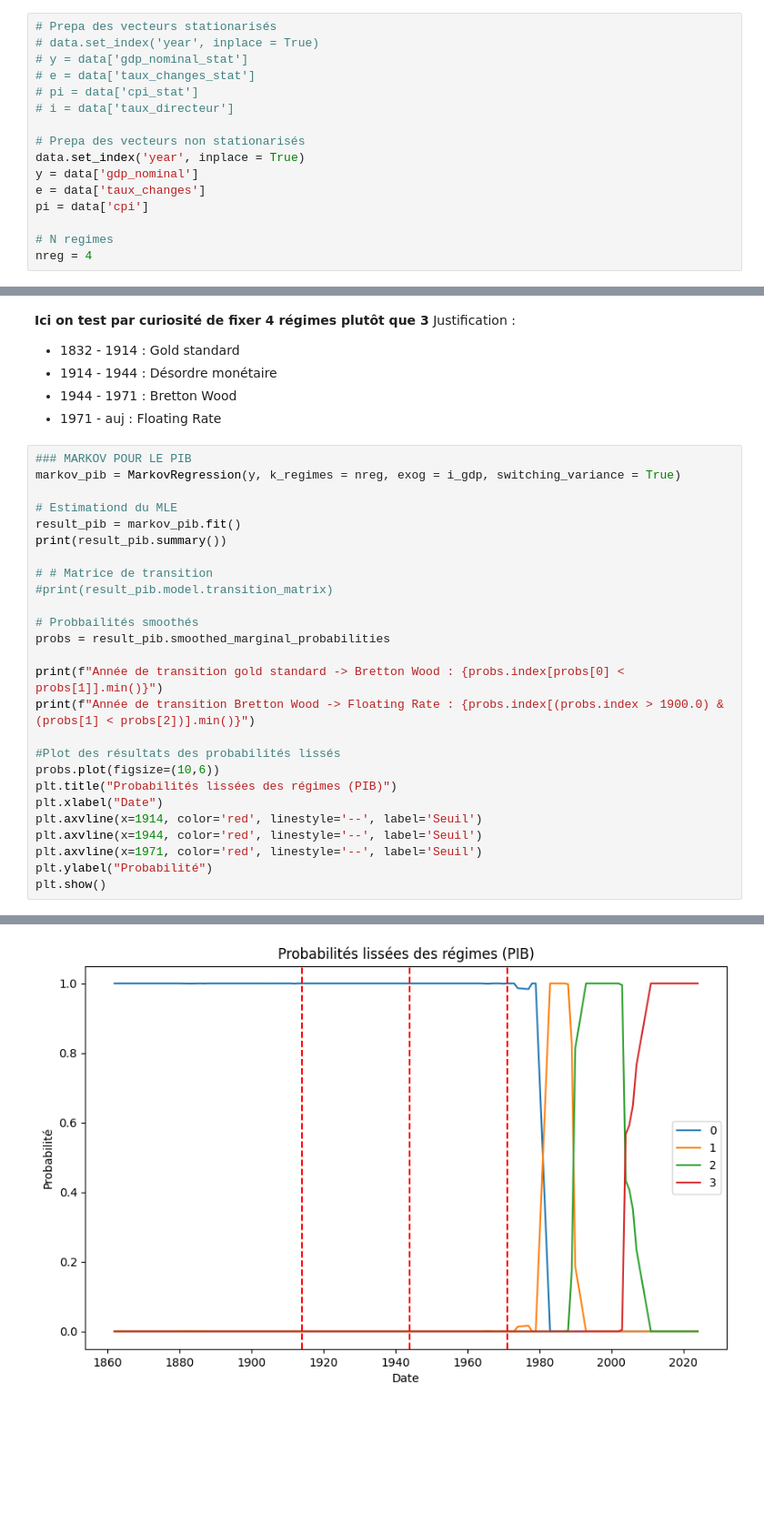
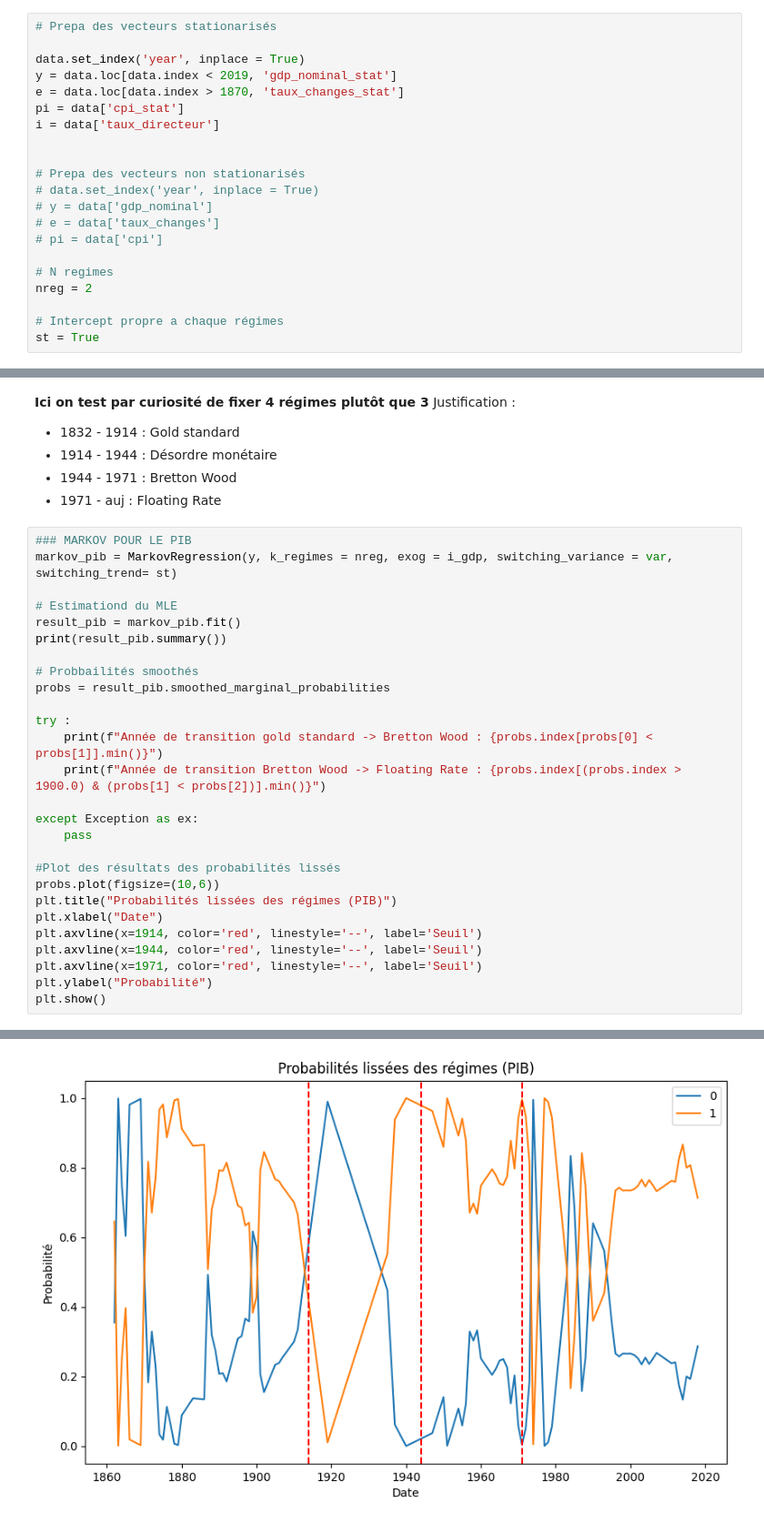
Before and after one commit to TimmGRT/Monetary-Policy-UK-1870-2025, a Jupyter notebook: CODE_ZONE/timeo_code/timeo_code_markov.ipynb, the cells around one changed output, grey strips where cells are left out. Shown at 91% size. Drawn from its saved outputs; the diff is of its cells as text; blank space fills up the shorter version.

```diff
--- a/CODE_ZONE/timeo_code/timeo_code_markov.ipynb
+++ b/CODE_ZONE/timeo_code/timeo_code_markov.ipynb
@@ -259,17 +260,22 @@ data.head(5)
 5 rows × 23 columns
 # %%
 # Prepa des vecteurs stationarisés
-# data.set_index('year', inplace = True)
-# y = data['gdp_nominal_stat']
-# e = data['taux_changes_stat']
-# pi = data['cpi_stat']
-# i = data['taux_directeur']
+
+data.set_index('year', inplace = True)
+y = data.loc[data.index < 2019, 'gdp_nominal_stat']
+e = data.loc[data.index > 1870, 'taux_changes_stat']
+pi = data['cpi_stat']
+i = data['taux_directeur']
+
 
 # Prepa des vecteurs non stationarisés
-data.set_index('year', inplace = True)
-y = data['gdp_nominal']
-e = data['taux_changes']
-pi = data['cpi']
+# data.set_index('year', inplace = True)
+# y = data['gdp_nominal']
+# e = data['taux_changes']
+# pi = data['cpi']
 
 # N regimes
-nreg = 4
+nreg = 2
+
+# Intercept propre a chaque régimes
+st = True
@@ -309,20 +328,21 @@ Justification :
 - 1971 - auj : Floating Rate
 # %%
 ### MARKOV POUR LE PIB
-markov_pib = MarkovRegression(y, k_regimes = nreg, exog = i_gdp, switching_variance = True)
+markov_pib = MarkovRegression(y, k_regimes = nreg, exog = i_gdp, switching_variance = var, switching_trend= st)
 
 # Estimationd du MLE
 result_pib = markov_pib.fit()
 print(result_pib.summary())
 
-# # Matrice de transition
-#print(result_pib.model.transition_matrix)
-
 # Probbailités smoothés
 probs = result_pib.smoothed_marginal_probabilities
 
-print(f"Année de transition gold standard -> Bretton Wood : {probs.index[probs[0] < probs[1]].min()}")
-print(f"Année de transition Bretton Wood -> Floating Rate : {probs.index[(probs.index > 1900.0) & (probs[1] < probs[2])].min()}")
+try :
+    print(f"Année de transition gold standard -> Bretton Wood : {probs.index[probs[0] < probs[1]].min()}")
+    print(f"Année de transition Bretton Wood -> Floating Rate : {probs.index[(probs.index > 1900.0) & (probs[1] < probs[2])].min()}")
+
+except Exception as ex:
+    pass
 
 #Plot des résultats des probabilités lissés
 probs.plot(figsize=(10,6))
@@ -354,3 +374,3 @@ Année de transition Bretton Wood -> Floating Rate : 1913.0
-[figure, old version]
+[figure, new version]
 # %%
 ### MRKOV POUR LE TAUX DE CHANGE
```
Also changed, not shown: parts of 8 cells of this notebook.
